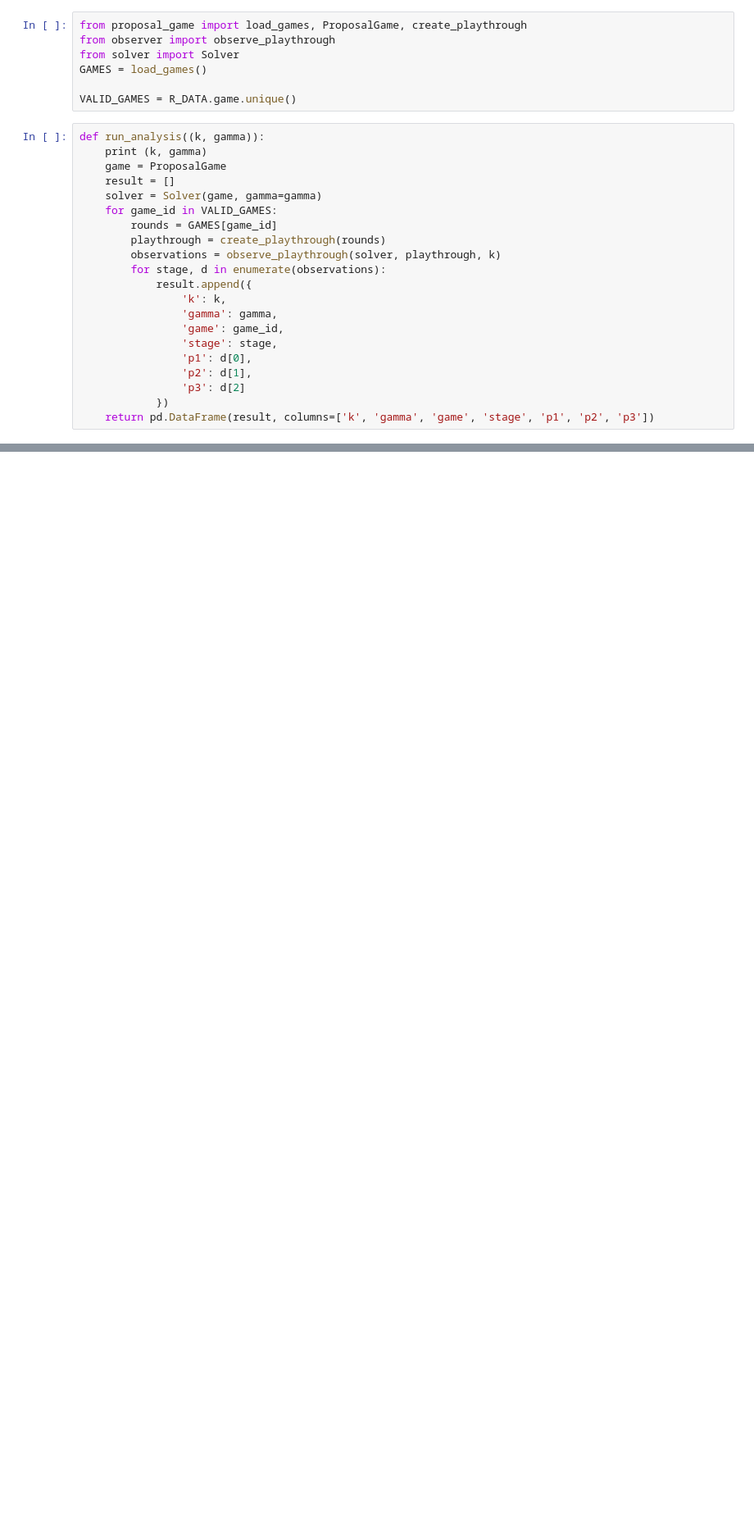
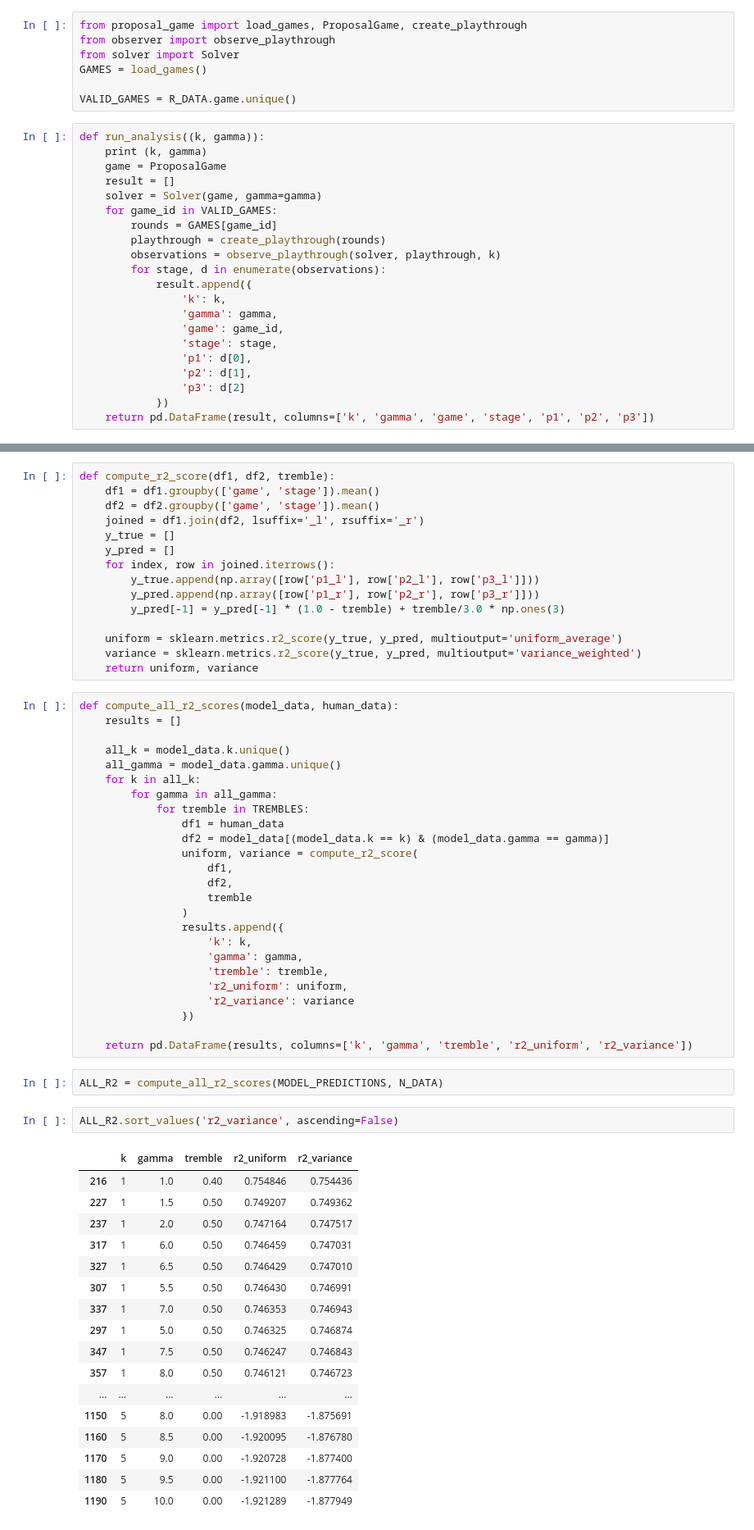
Before and after one commit to Detry322/avalon-bot, a Jupyter notebook: bimdp/Analyze_Human.ipynb, the cells around one changed output, grey strips where cells are left out. Shown at 82% size. Drawn from its saved outputs; the diff is of its cells as text; blank space fills up the shorter version.

```diff
--- a/bimdp/Analyze_Human.ipynb
+++ b/bimdp/Analyze_Human.ipynb
@@ -111,0 +222,62 @@ MODEL_PREDICTIONS = pd.concat(results)
+# %%
+def compute_r2_score(df1, df2, tremble):
+    df1 = df1.groupby(['game', 'stage']).mean()
+    df2 = df2.groupby(['game', 'stage']).mean()
+    joined = df1.join(df2, lsuffix='_l', rsuffix='_r')
+    y_true = []
+    y_pred = []
+    for index, row in joined.iterrows():
+        y_true.append(np.array([row['p1_l'], row['p2_l'], row['p3_l']]))
+        y_pred.append(np.array([row['p1_r'], row['p2_r'], row['p3_r']]))
+        y_pred[-1] = y_pred[-1] * (1.0 - tremble) + tremble/3.0 * np.ones(3)
+
+    uniform = sklearn.metrics.r2_score(y_true, y_pred, multioutput='uniform_average')
+    variance = sklearn.metrics.r2_score(y_true, y_pred, multioutput='variance_weighted')
+    return uniform, variance
+# %%
+def compute_all_r2_scores(model_data, human_data):
+    results = []
+
+    all_k = model_data.k.unique()
+    all_gamma = model_data.gamma.unique()
+    for k in all_k:
+        for gamma in all_gamma:
+            for tremble in TREMBLES:
+                df1 = human_data
+                df2 = model_data[(model_data.k == k) & (model_data.gamma == gamma)]
+                uniform, variance = compute_r2_score(
+                    df1,
+                    df2,
+                    tremble
+                )
+                results.append({
+                    'k': k,
+                    'gamma': gamma,
+                    'tremble': tremble,
+                    'r2_uniform': uniform,
+                    'r2_variance': variance
+                })
+
+    return pd.DataFrame(results, columns=['k', 'gamma', 'tremble', 'r2_uniform', 'r2_variance'])
+# %%
+ALL_R2 = compute_all_r2_scores(MODEL_PREDICTIONS, N_DATA)
+# %%
+ALL_R2.sort_values('r2_variance', ascending=False)
+# %% [output]
+|  | k | gamma | tremble | r2_uniform | r2_variance |
+| 216 | 1 | 1.0 | 0.40 | 0.754846 | 0.754436 |
+| 227 | 1 | 1.5 | 0.50 | 0.749207 | 0.749362 |
+| 237 | 1 | 2.0 | 0.50 | 0.747164 | 0.747517 |
+| 317 | 1 | 6.0 | 0.50 | 0.746459 | 0.747031 |
+| 327 | 1 | 6.5 | 0.50 | 0.746429 | 0.747010 |
+| 307 | 1 | 5.5 | 0.50 | 0.746430 | 0.746991 |
+| 337 | 1 | 7.0 | 0.50 | 0.746353 | 0.746943 |
+| 297 | 1 | 5.0 | 0.50 | 0.746325 | 0.746874 |
+| 347 | 1 | 7.5 | 0.50 | 0.746247 | 0.746843 |
+| 357 | 1 | 8.0 | 0.50 | 0.746121 | 0.746723 |
+| ... | ... | ... | ... | ... | ... |
+| 1150 | 5 | 8.0 | 0.00 | -1.918983 | -1.875691 |
+| 1160 | 5 | 8.5 | 0.00 | -1.920095 | -1.876780 |
+| 1170 | 5 | 9.0 | 0.00 | -1.920728 | -1.877400 |
+| 1180 | 5 | 9.5 | 0.00 | -1.921100 | -1.877764 |
+| 1190 | 5 | 10.0 | 0.00 | -1.921289 | -1.877949 |
```
Also changed, not shown: parts of 11 cells of this notebook, 3 other files.
